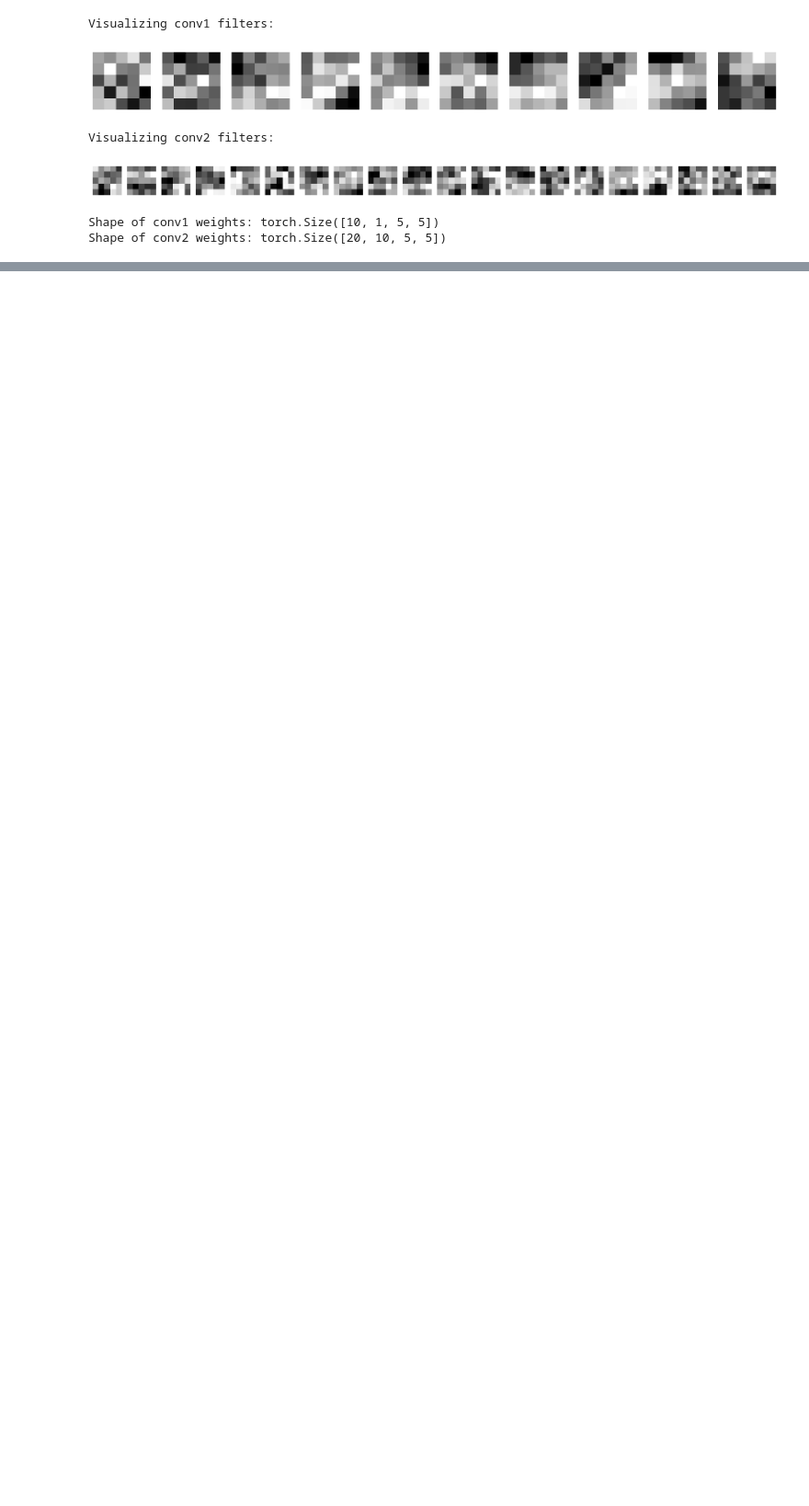
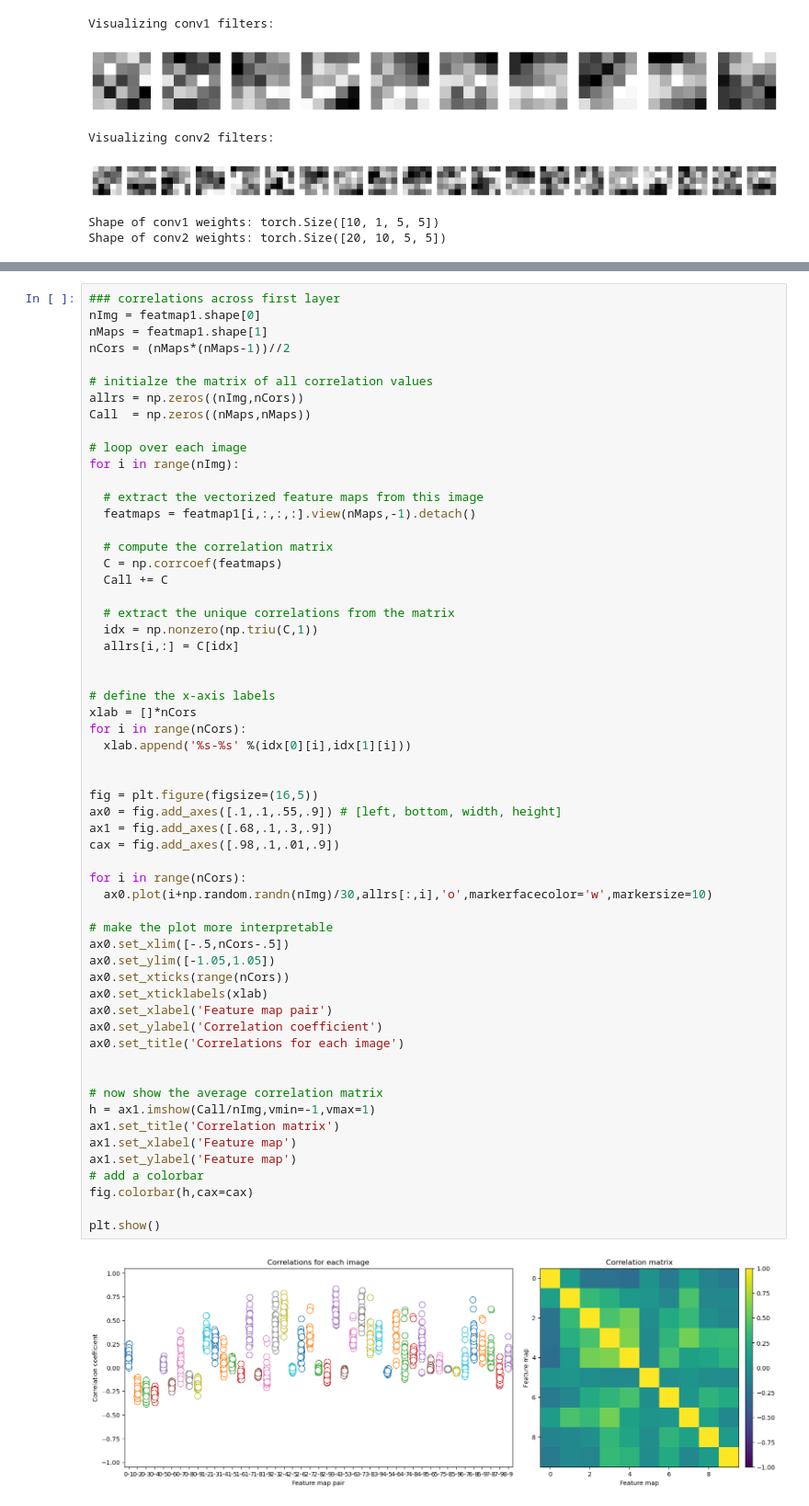
Before and after one commit to skruberk/PyTorch_public, a Jupyter notebook: CNN_Test.ipynb, the cells around one changed output, grey strips where cells are left out. Shown at 92% size. Saved outputs shown, nothing was run; the diff lists cells and outputs as text; blank space fills up the shorter version.

Commit message:
CNN test: visualize feature maps, weights, correlations
added correlation matrix

```diff
--- a/CNN_Test.ipynb
+++ b/CNN_Test.ipynb
@@ -317,3 +317,63 @@ plt.suptitle('feature map activations for test images',x=.5,y=1.02)
 plt.show()
 # %% [output]
 [figure]
+# %%
+### correlations across first layer
+nImg = featmap1.shape[0]
+nMaps = featmap1.shape[1]
+nCors = (nMaps*(nMaps-1))//2
+
+# initialze the matrix of all correlation values
+allrs = np.zeros((nImg,nCors))
+Call  = np.zeros((nMaps,nMaps))
+
+# loop over each image
+for i in range(nImg):
+
+  # extract the vectorized feature maps from this image
+  featmaps = featmap1[i,:,:,:].view(nMaps,-1).detach()
+
+  # compute the correlation matrix
+  C = np.corrcoef(featmaps)
+  Call += C
+
+  # extract the unique correlations from the matrix
+  idx = np.nonzero(np.triu(C,1))
+  allrs[i,:] = C[idx]
+
+
+# define the x-axis labels
+xlab = []*nCors
+for i in range(nCors):
+  xlab.append('%s-%s' %(idx[0][i],idx[1][i]))
+
+
+fig = plt.figure(figsize=(16,5))
+ax0 = fig.add_axes([.1,.1,.55,.9]) # [left, bottom, width, height]
+ax1 = fig.add_axes([.68,.1,.3,.9])
+cax = fig.add_axes([.98,.1,.01,.9])
+
+for i in range(nCors):
+  ax0.plot(i+np.random.randn(nImg)/30,allrs[:,i],'o',markerfacecolor='w',markersize=10)
+
+# make the plot more interpretable
+ax0.set_xlim([-.5,nCors-.5])
+ax0.set_ylim([-1.05,1.05])
+ax0.set_xticks(range(nCors))
+ax0.set_xticklabels(xlab)
+ax0.set_xlabel('Feature map pair')
+ax0.set_ylabel('Correlation coefficient')
+ax0.set_title('Correlations for each image')
+
+
+# now show the average correlation matrix
+h = ax1.imshow(Call/nImg,vmin=-1,vmax=1)
+ax1.set_title('Correlation matrix')
+ax1.set_xlabel('Feature map')
+ax1.set_ylabel('Feature map')
+# add a colorbar
+fig.colorbar(h,cax=cax)
+
+plt.show()
+# %% [output]
+[figure, added]
```
Also changed, not shown: parts of 1 cell of this notebook.
